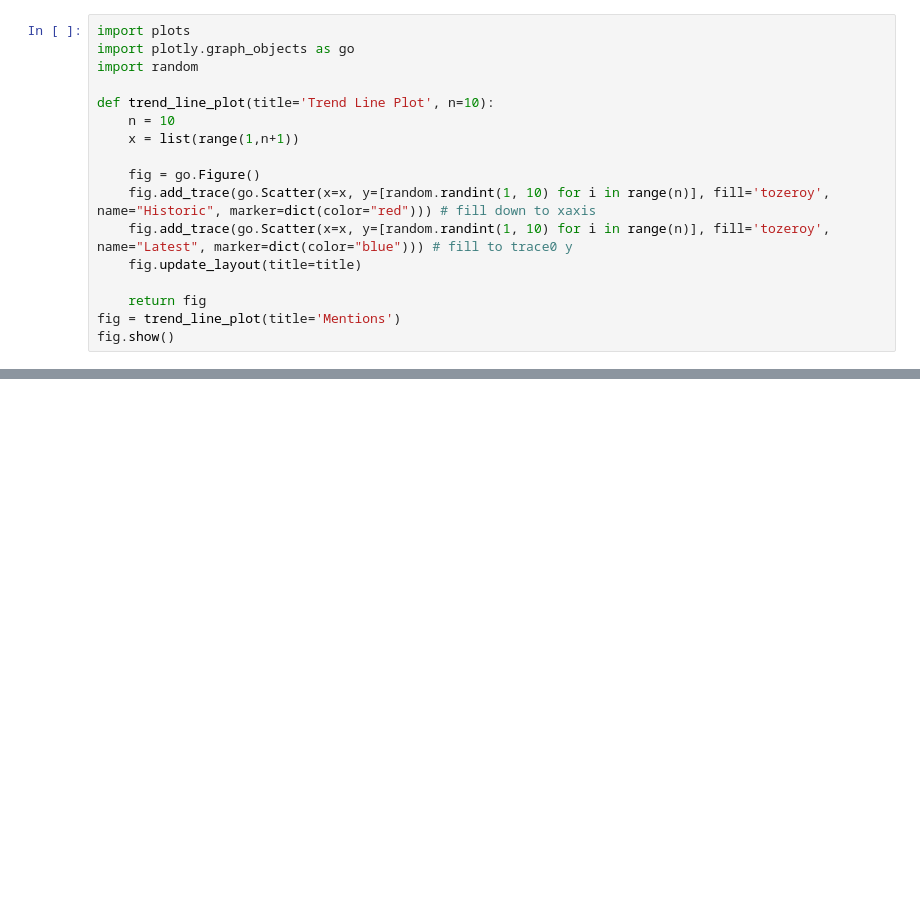
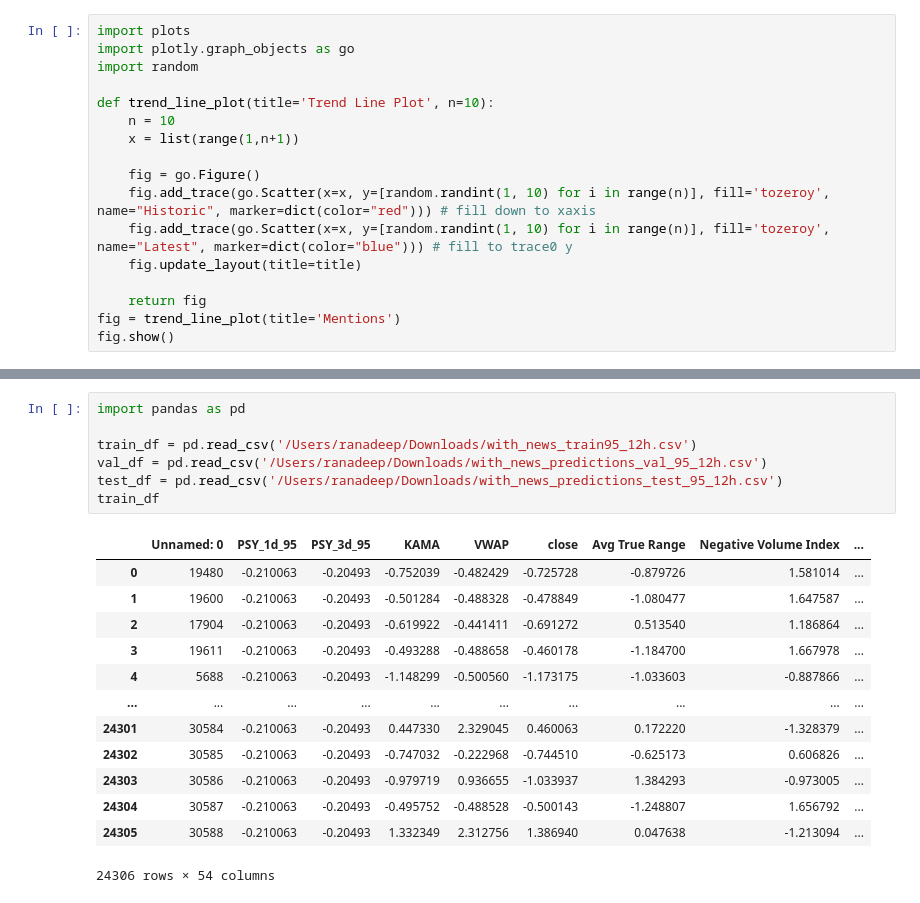
Before and after one commit to priyank96/bny-crypto, a Jupyter notebook: plots/plots.ipynb, the cells around one changed output, grey strips where cells are left out. Drawn from its saved outputs; the diff is of its cells as text; blank space fills up the shorter version.

```diff
--- a/plots/plots.ipynb
+++ b/plots/plots.ipynb
@@ -132,0 +112,21 @@ price_data_df['volume'].max()
+# %%
+import pandas as pd
+
+train_df = pd.read_csv('/Users/ranadeep/Downloads/with_news_train95_12h.csv')
+val_df = pd.read_csv('/Users/ranadeep/Downloads/with_news_predictions_val_95_12h.csv')
+test_df = pd.read_csv('/Users/ranadeep/Downloads/with_news_predictions_test_95_12h.csv')
+train_df
+# %% [output]
+|  | Unnamed: 0 | PSY_1d_95 | PSY_3d_95 | KAMA | VWAP | close | Avg True Range | Negative Volume Index | ... |
+| 0 | 19480 | -0.210063 | -0.20493 | -0.752039 | -0.482429 | -0.725728 | -0.879726 | 1.581014 | ... |
+| 1 | 19600 | -0.210063 | -0.20493 | -0.501284 | -0.488328 | -0.478849 | -1.080477 | 1.647587 | ... |
+| 2 | 17904 | -0.210063 | -0.20493 | -0.619922 | -0.441411 | -0.691272 | 0.513540 | 1.186864 | ... |
+| 3 | 19611 | -0.210063 | -0.20493 | -0.493288 | -0.488658 | -0.460178 | -1.184700 | 1.667978 | ... |
+| 4 | 5688 | -0.210063 | -0.20493 | -1.148299 | -0.500560 | -1.173175 | -1.033603 | -0.887866 | ... |
+| ... | ... | ... | ... | ... | ... | ... | ... | ... | ... |
+| 24301 | 30584 | -0.210063 | -0.20493 | 0.447330 | 2.329045 | 0.460063 | 0.172220 | -1.328379 | ... |
+| 24302 | 30585 | -0.210063 | -0.20493 | -0.747032 | -0.222968 | -0.744510 | -0.625173 | 0.606826 | ... |
+| 24303 | 30586 | -0.210063 | -0.20493 | -0.979719 | 0.936655 | -1.033937 | 1.384293 | -0.973005 | ... |
+| 24304 | 30587 | -0.210063 | -0.20493 | -0.495752 | -0.488528 | -0.500143 | -1.248807 | 1.656792 | ... |
+| 24305 | 30588 | -0.210063 | -0.20493 | 1.332349 | 2.312756 | 1.386940 | 0.047638 | -1.213094 | ... |
+24306 rows × 54 columns
```
Also changed, not shown: parts of 12 cells of this notebook, 3 other files.
